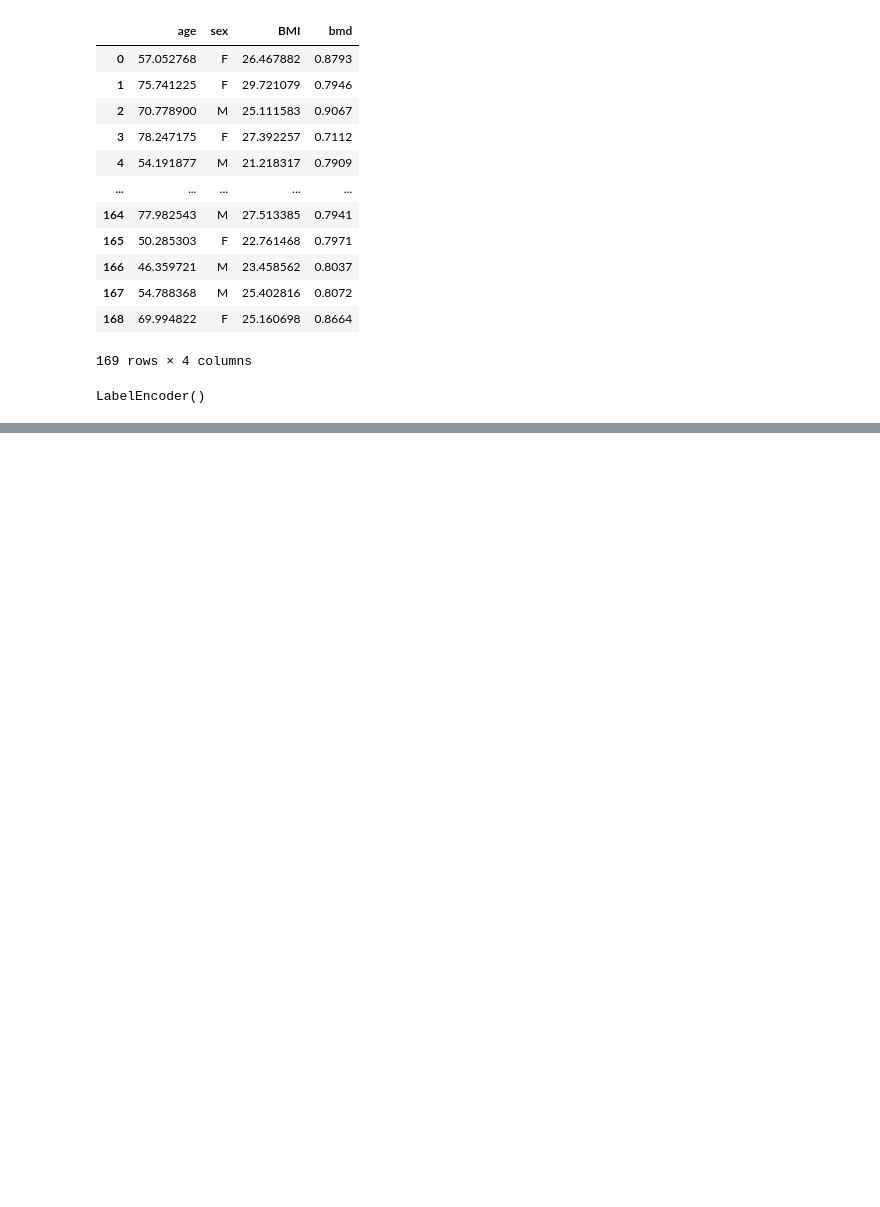
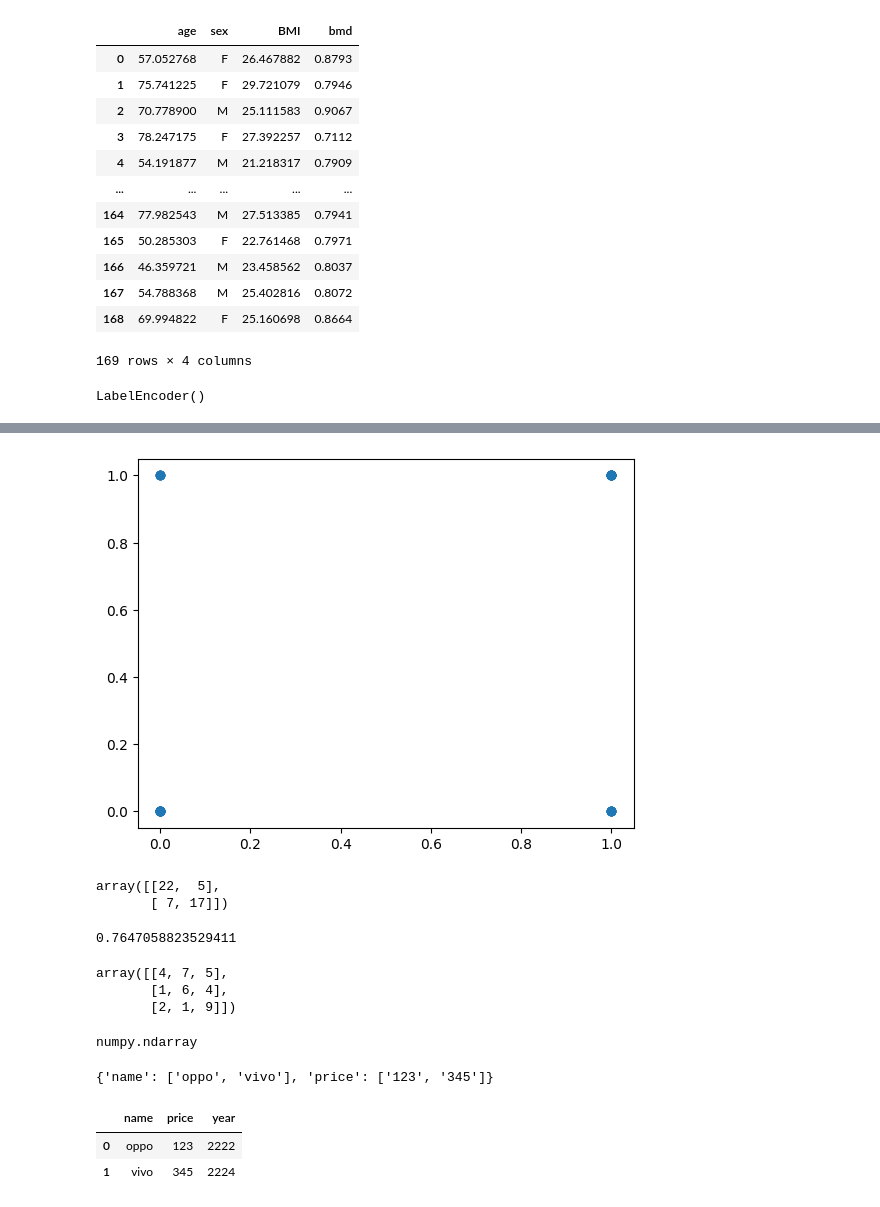
Before and after one commit to Karina0162003/MLP_Programs, a Jupyter notebook: mid.ipynb, the cells around one changed output, grey strips where cells are left out. Saved outputs shown, nothing was run; the diff lists cells and outputs as text; code cells hidden in the pictures; blank space fills up the shorter version.

```diff
--- a/mid.ipynb
+++ b/mid.ipynb
@@ -144,0 +156,3 @@ ValueError: Found input variables with inconsistent numbers of samples: [169, 2]
+# %%
+x_pred=model.predict(x_test)
+x_pred
@@ -144,0 +187,5 @@ ValueError: Found input variables with inconsistent numbers of samples: [169, 2]
+# %%
+plt.scatter(y_test,x_pred)
+plt.show()
+# %% [output]
+[figure, added]
@@ -144,0 +194,34 @@ ValueError: Found input variables with inconsistent numbers of samples: [169, 2]
+# %%
+confusion_matrix(y_test,y_pred)
+# %% [output]
+array([[22,  5],
+       [ 7, 17]])
+# %%
+model.score(x_test,y_test)
+# %% [output]
+0.7647058823529411
+# %%
+#set:-2
+mat = np.random.randint(0,10,size=(3,3))
+mat
+# %% [output]
+array([[4, 7, 5],
+       [1, 6, 4],
+       [2, 1, 9]])
+# %%
+type(mat)
+# %% [output]
+numpy.ndarray
+# %%
+df1 = {'name':['oppo','vivo'],'price':['123','345']}
+df1
+# %% [output]
+{'name': ['oppo', 'vivo'], 'price': ['123', '345']}
+# %%
+df2=pd.DataFrame(df1)
+df1['year']=['2222','2224']
+df2
+# %% [output]
+|  | name | price | year |
+| 0 | oppo | 123 | 2222 |
+| 1 | vivo | 345 | 2224 |
```
Also changed, not shown: parts of 30 cells of this notebook.
